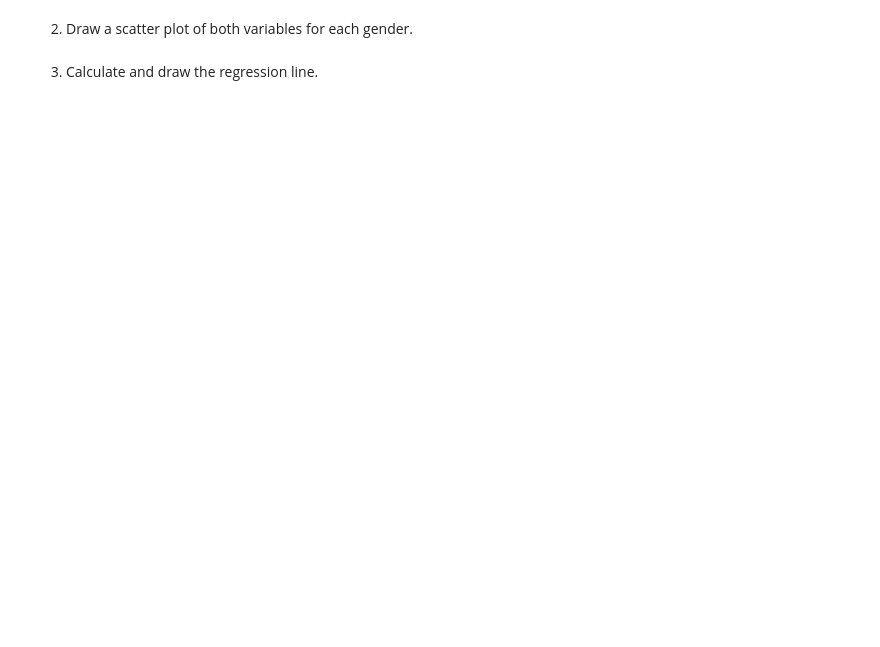
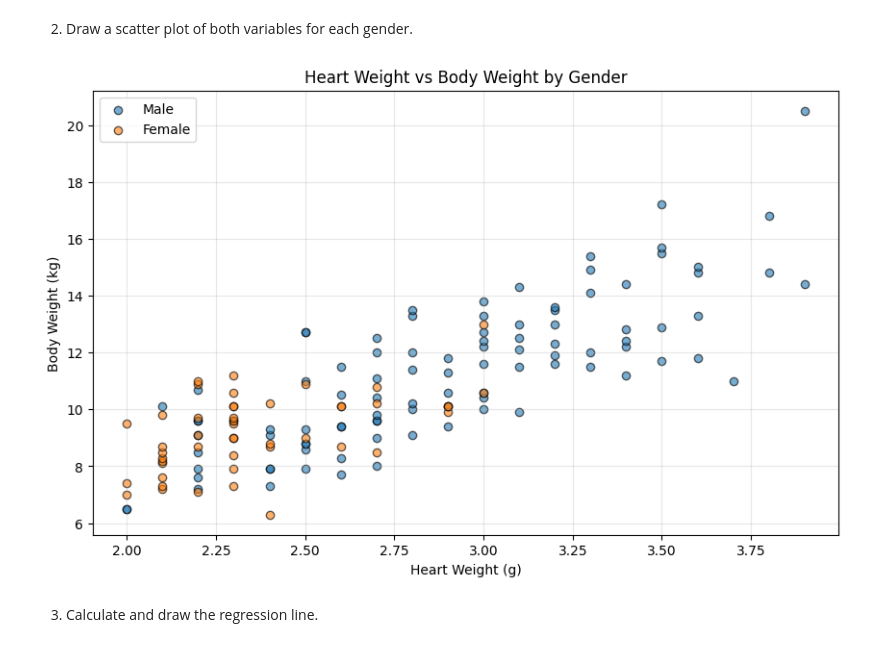
Before and after one commit to Elline-Angelica/Codingbat_Answers, a Jupyter notebook: 6-regression-analyis/lab-6.01-cats.ipynb, the cells around one changed output. Saved outputs shown, nothing was run; the diff lists cells and outputs as text; code cells hidden in the pictures; blank space fills up the shorter version.

```diff
--- a/6-regression-analyis/lab-6.01-cats.ipynb
+++ b/6-regression-analyis/lab-6.01-cats.ipynb
@@ -102,4 +112,22 @@ cats.head()
 # %% [markdown]
 2. Draw a scatter plot of both variables for each gender.
+# %%
+plt.figure(figsize=(10, 6))
+
+# Plot voor males
+males = cats[cats['Sex'] == 'M']
+females = cats[cats['Sex'] == 'F']
+
+plt.scatter(males['Hwt'], males['Bwt'], alpha=0.6, label='Male', edgecolors='k')
+plt.scatter(females['Hwt'], females['Bwt'], alpha=0.6, label='Female', edgecolors='k')
+
+plt.xlabel('Heart Weight (g)')
+plt.ylabel('Body Weight (kg)')
+plt.title('Heart Weight vs Body Weight by Gender')
+plt.legend()
+plt.grid(True, alpha=0.3)
+plt.show()
+# %% [output]
+[figure, added]
 # %% [markdown]
 3. Calculate and draw the regression line.
```
Also changed, not shown: parts of 20 cells of this notebook.
